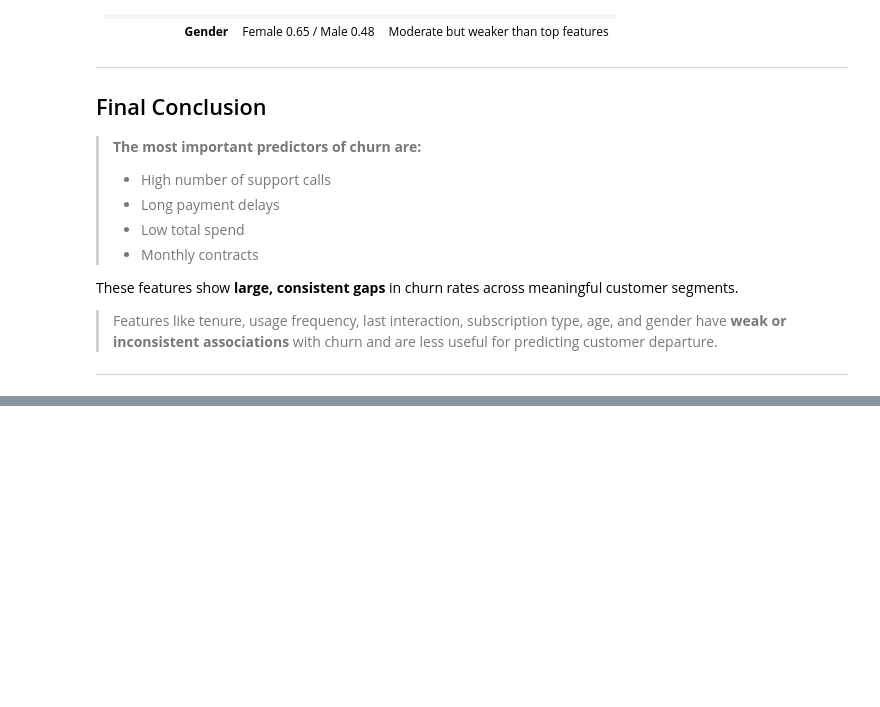
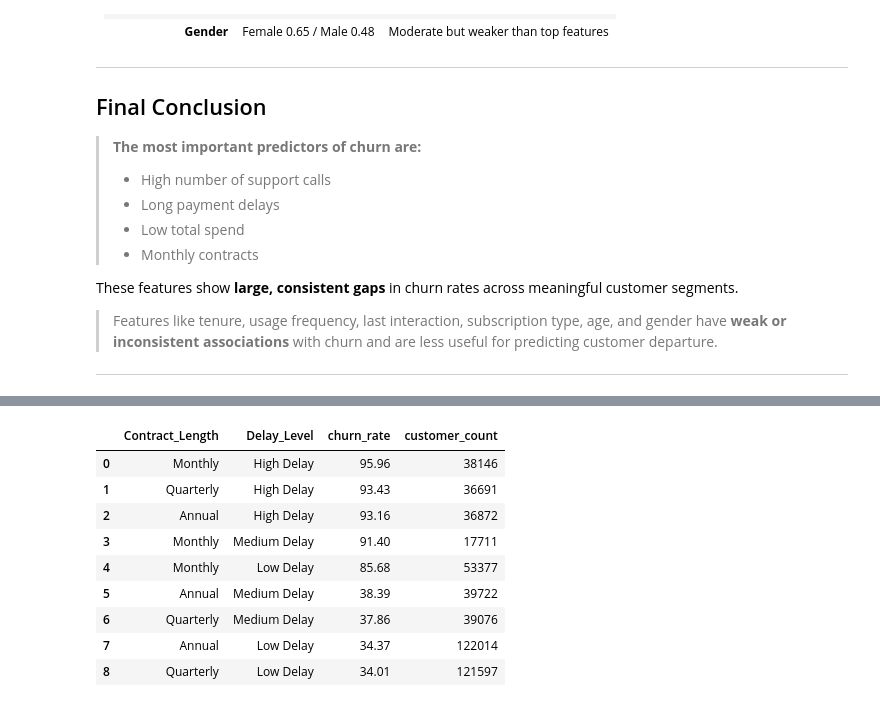
Before and after one commit to vivek-bhave/churn-analysis-from-sql-to-ml, a Jupyter notebook: Notebooks/SQL_Analysis/01_Behavioral_Univariate_Feature_Analysis_for_Churn.ipynb, the cells around one changed output, grey strips where cells are left out. Cells and saved outputs as stored; diff of their text form; code cells hidden in the pictures; blank space fills up the shorter version.

```diff
--- a/Notebooks/SQL_Analysis/01_Behavioral_Univariate_Feature_Analysis_for_Churn.ipynb
+++ b/Notebooks/SQL_Analysis/01_Behavioral_Univariate_Feature_Analysis_for_Churn.ipynb
@@ -709,0 +898,37 @@ These features show **large, consistent gaps** in churn rates across meaningful
+# %%
+query = """
+SELECT
+
+Contract_Length,
+
+CASE
+    WHEN Payment_Delay <= 15 THEN 'Low Delay'
+    WHEN Payment_Delay <= 20 THEN 'Medium Delay'
+    ELSE 'High Delay'
+END AS Delay_Level,
+
+ROUND(AVG(CASE WHEN Churn = 1 THEN 1 ELSE 0 END) * 100,2) AS churn_rate,
+
+COUNT(*) AS customer_count
+
+FROM churn
+
+GROUP BY Contract_Length, Delay_Level
+
+ORDER BY churn_rate DESC;
+"""
+
+df = pd.read_sql(query, engine)
+
+df
+# %% [output]
+|  | Contract_Length | Delay_Level | churn_rate | customer_count |
+| 0 | Monthly | High Delay | 95.96 | 38146 |
+| 1 | Quarterly | High Delay | 93.43 | 36691 |
+| 2 | Annual | High Delay | 93.16 | 36872 |
+| 3 | Monthly | Medium Delay | 91.40 | 17711 |
+| 4 | Monthly | Low Delay | 85.68 | 53377 |
+| 5 | Annual | Medium Delay | 38.39 | 39722 |
+| 6 | Quarterly | Medium Delay | 37.86 | 39076 |
+| 7 | Annual | Low Delay | 34.37 | 122014 |
+| 8 | Quarterly | Low Delay | 34.01 | 121597 |
```
Also changed, not shown: parts of 7 cells of this notebook.
